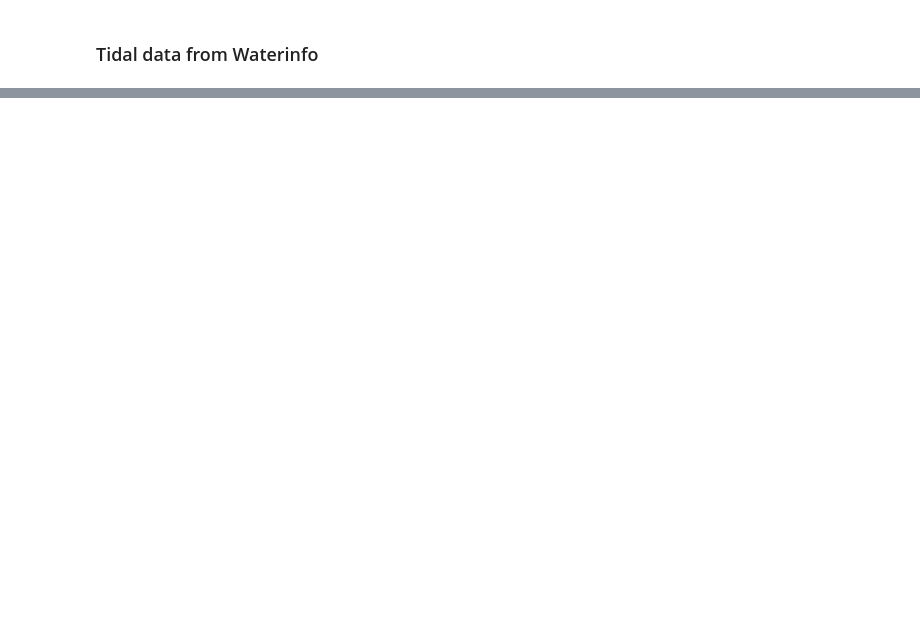
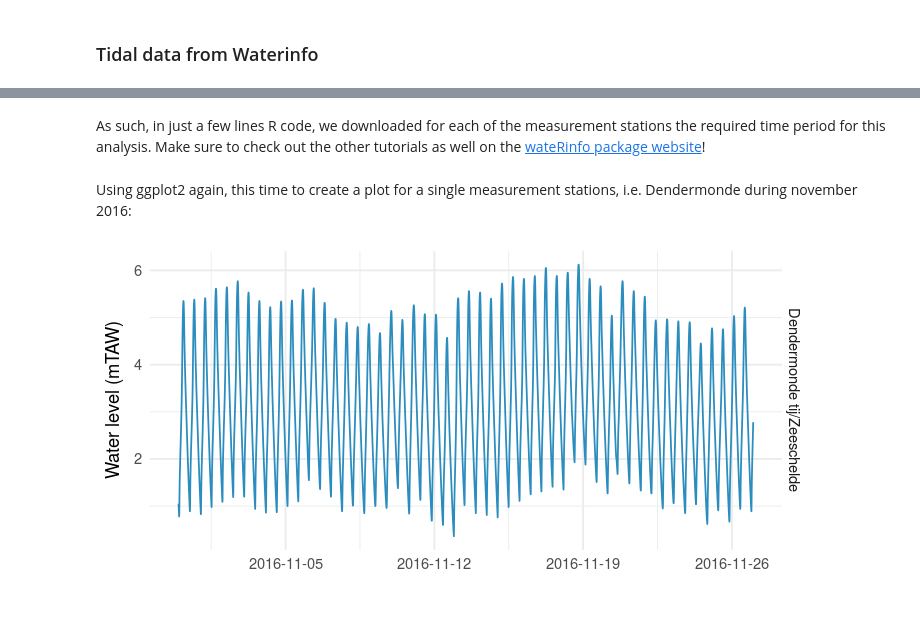
Before and after one commit to inbo/oscibio, a Jupyter notebook: content/posts/waterinfo-tidal.ipynb, the cells around one changed output, grey strips where cells are left out. Drawn from its saved outputs; the diff is of its cells as text; code cells hidden in the pictures; blank space fills up the shorter version.

```diff
--- a/content/posts/waterinfo-tidal.ipynb
+++ b/content/posts/waterinfo-tidal.ipynb
@@ -121,0 +134,2 @@ Using the [tidal stations overview](https://github.com/inbo/wateRinfo/files/1483
+# %%
+ts_id_tide <- read_csv("../files/scheldt_tide_waterinfo_identifiers.csv", col_types = cols())
@@ -122,8 +160,9 @@ Using the [tidal stations overview](https://github.com/inbo/wateRinfo/files/1483
 # %%
-ts_id_tide <- read_csv("../files/scheldt_tide_waterinfo_identifiers.csv", col_types = cols()) %>%
-    filter(grepl(".*10min.base", ts_name)) %>% # use 10min based data
-    filter(!station_name %in% c("Walem tij/Rupel", "Duffel-sluis tij", "Lier Molbrug tij/Nete",
+non_scheldt_stations <- c("Walem tij/Rupel", "Duffel-sluis tij", "Lier Molbrug tij/Nete",
                            "Kessel tij/Grote Nete", "Emblem tij/Kleine Nete",
                            "Mechelen Benedensluis tij/Dijle", "Mechelen Stuw Opwaarts tij/Dijle",
                            "Hombeek tij/Zenne", "Zemst tij/Zenne", "Gentbrugge tij/Zeeschelde",
-                           "Waasmunster Manta tij/Durme")) # exclude nonte-scheldt stations
+                           "Waasmunster Manta tij/Durme")
+ts_id_tide <- ts_id_tide %>%
+    filter(grepl(".*10min.base", ts_name)) %>% # use 10min based time series
+    filter(!station_name %in% non_scheldt_stations) # exclude nonte-scheldt stations
@@ -143,2 +171,15 @@ tidal_data %>% write_csv("../files/tidal_data.csv")
+# %%
+tidal_data <- ts_id_tide %>%
+    group_by(ts_id) %>%
+    do(get_timeseries_tsid(.$ts_id,
+                           from = min(eels$Date),
+                           to = max(eels$Date),
+                           datasource = 2)) %>%
+    ungroup() %>%
+    left_join(ts_id_tide, by = "ts_id")
 # %%
-tidal_data <- read_csv("../files/tidal_data.csv", col_types = cols())
+#tidal_data <- read_csv("../files/tidal_data.csv", col_types = cols())
+# %% [markdown]
+As such, in just a few lines R code, we downloaded for each of the measurement stations the required time period for this analysis. Make sure to check out the other tutorials as well on the [wateRinfo package website](https://inbo.github.io/wateRinfo/index.html)!
+# %% [markdown]
+Using ggplot2 again, this time to create a plot for a single measurement stations, i.e. Dendermonde during november 2016:
@@ -144,0 +188,13 @@ tidal_data <- read_csv("../files/tidal_data.csv", col_types = cols())
+# %%
+tidal_plot <- tidal_data %>%
+    filter(station_name %in% c("Dendermonde tij/Zeeschelde")) %>%
+    filter(Timestamp > "2016-10-31", Timestamp <= "2016-11-30") %>%
+    ggplot() +
+        geom_line(aes(x = Timestamp, y = Value), color = "#2b8cbe") +
+        scale_x_datetime(date_labels = "%Y-%m-%d",
+                         date_breaks = "7 days") +
+        facet_grid(rows = vars(station_name)) +
+        theme_minimal() + ylab("Water level (mTAW)") + xlab("")
+tidal_plot
+# %% [output]
+[figure, added]
```
Also changed, not shown: parts of 73 cells of this notebook.
